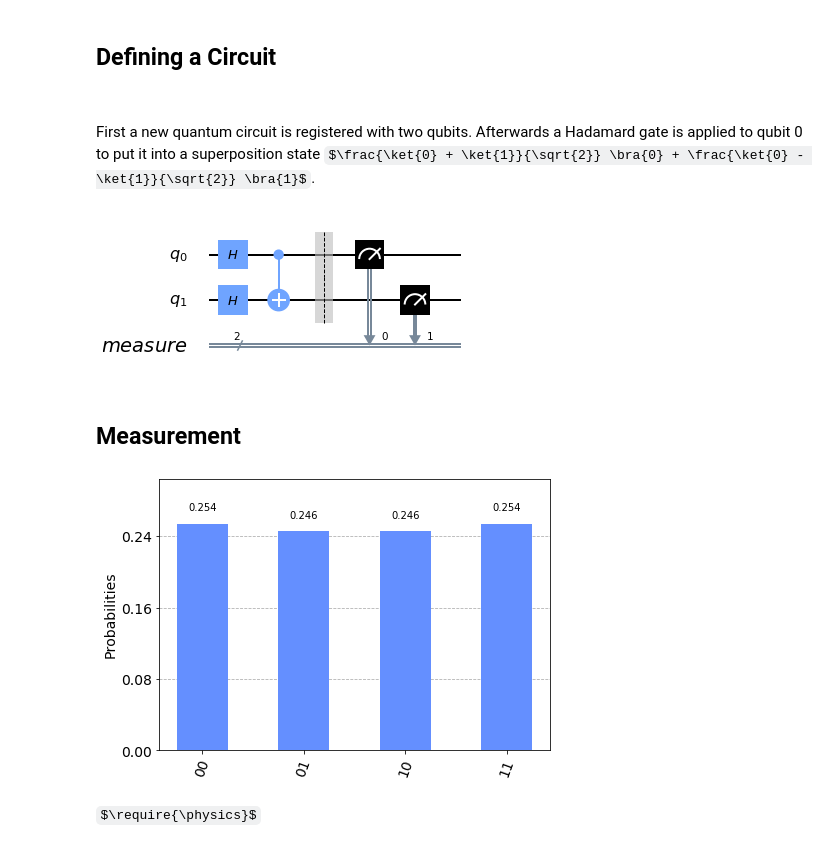
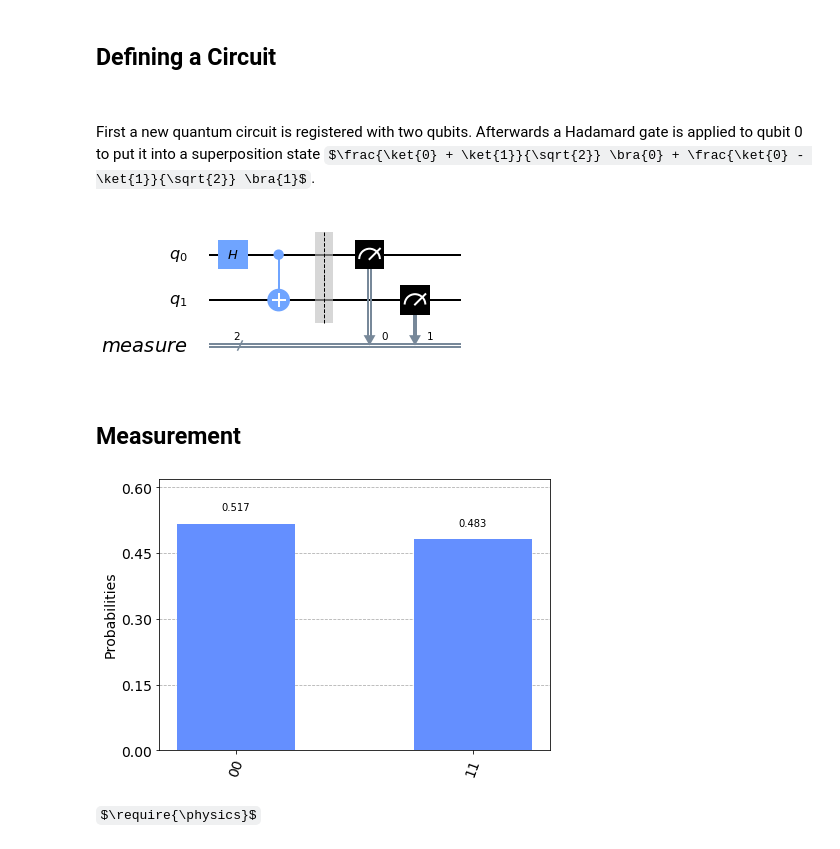
Before and after one commit to nicoeinsidler/qiskit-test, a Jupyter notebook: 1-test.ipynb, the cells around one changed output. Drawn from its saved outputs; the diff is of its cells as text; code cells hidden in the pictures; some formulas as TeX source.

```diff
--- a/1-test.ipynb
+++ b/1-test.ipynb
@@ -32,13 +32,12 @@ First a new quantum circuit is registered with two qubits. Afterwards a Hadamard
 # %%
 circuit = qiskit.QuantumCircuit(2)
 circuit.h(0)
-circuit.h(1)
 circuit.cx(0,1)
 circuit.measure_all()
 
 circuit.draw(output='mpl')
 # %% [output]
-[figure, old version]
+[figure, new version]
 # %% [markdown]
 ## Measurement
 # %%
@@ -47,6 +46,6 @@ result = job.result()
 
 qiskit.visualization.plot_histogram(result.get_counts())
 # %% [output]
-[figure, old version]
+[figure, new version]
 # %% [markdown]
 $\require{\physics}$
```
Also changed, not shown: parts of 1 cell of this notebook.
